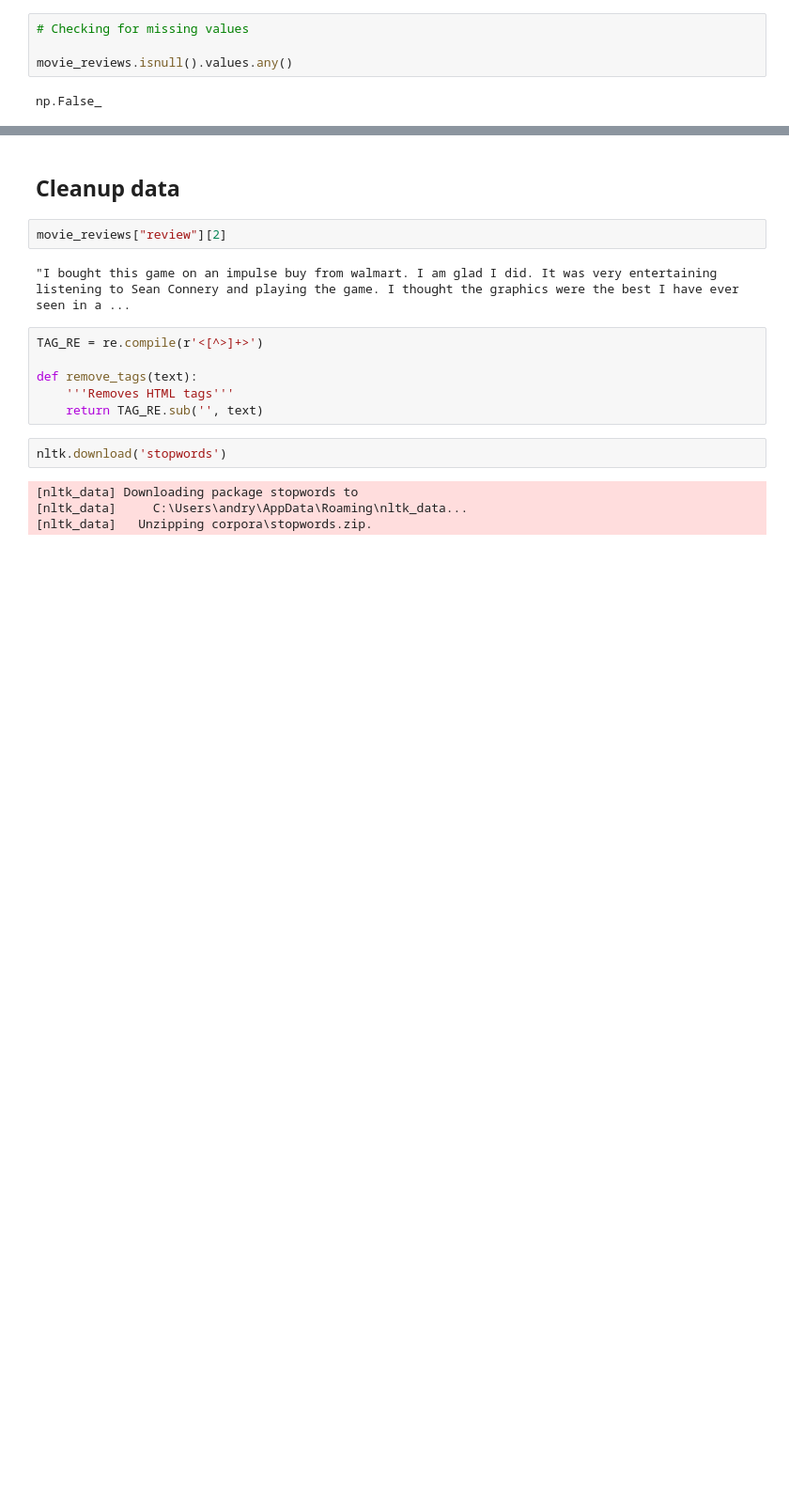
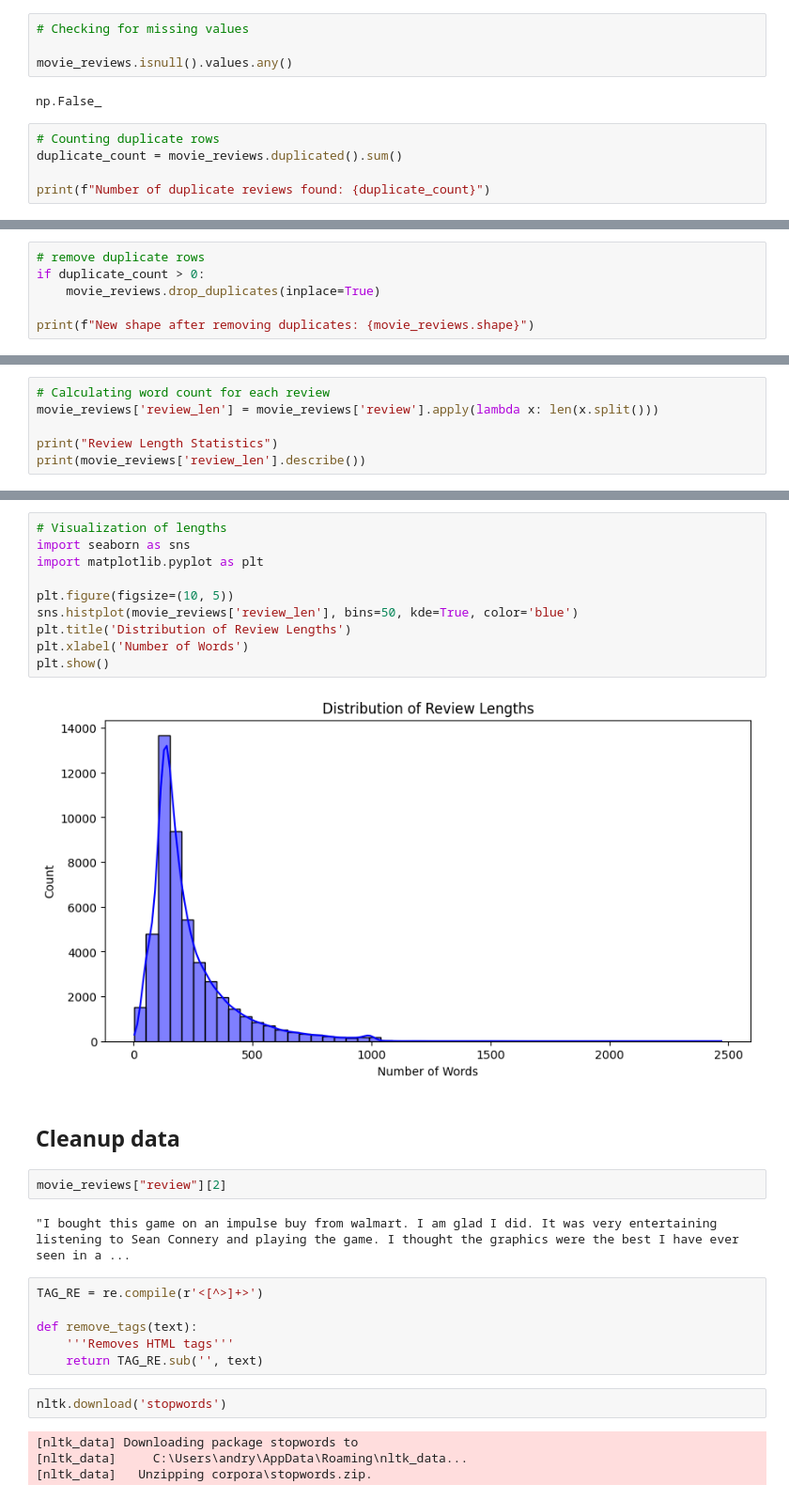
Before and after one commit to andry-iany/amrita-minor-project-python, a Jupyter notebook: notebooks/02_eda_and_cleaning.ipynb, the cells around one changed output, grey strips where cells are left out. Shown at 94% size. Saved outputs shown, nothing was run; the diff lists cells and outputs as text; blank space fills up the shorter version.

```diff
--- a/notebooks/02_eda_and_cleaning.ipynb.ipynb
+++ b/notebooks/02_eda_and_cleaning.ipynb
@@ -50,3 +65,8 @@ movie_reviews.head(5)
 movie_reviews.isnull().values.any()
 # %% [output]
 np.False_
+# %%
+# Counting duplicate rows
+duplicate_count = movie_reviews.duplicated().sum()
+
+print(f"Number of duplicate reviews found: {duplicate_count}")
@@ -52,0 +75,6 @@ np.False_
+# %%
+# remove duplicate rows
+if duplicate_count > 0:
+    movie_reviews.drop_duplicates(inplace=True)
+
+print(f"New shape after removing duplicates: {movie_reviews.shape}")
@@ -60,0 +91,6 @@ sns.countplot(x='sentiment', data=movie_reviews)
+# %%
+# Calculating word count for each review
+movie_reviews['review_len'] = movie_reviews['review'].apply(lambda x: len(x.split()))
+
+print("Review Length Statistics")
+print(movie_reviews['review_len'].describe())
@@ -61,3 +108,15 @@ sns.countplot(x='sentiment', data=movie_reviews)
+# %%
+# Visualization of lengths
+import seaborn as sns
+import matplotlib.pyplot as plt
+
+plt.figure(figsize=(10, 5))
+sns.histplot(movie_reviews['review_len'], bins=50, kde=True, color='blue')
+plt.title('Distribution of Review Lengths')
+plt.xlabel('Number of Words')
+plt.show()
+# %% [output]
+[figure, added]
 # %% [markdown]
 ## Cleanup data
 # %%
```
Also changed, not shown: parts of 9 cells of this notebook, 1 other file.
